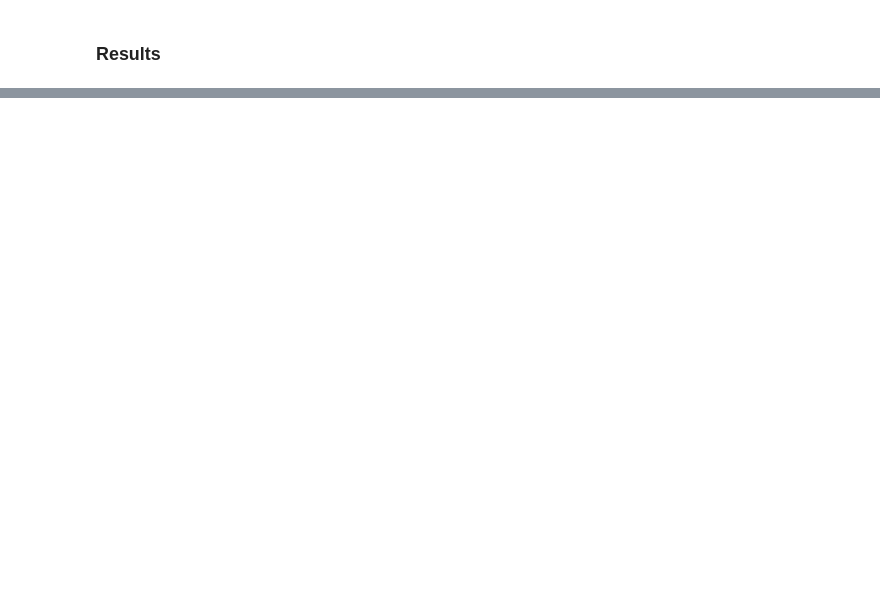
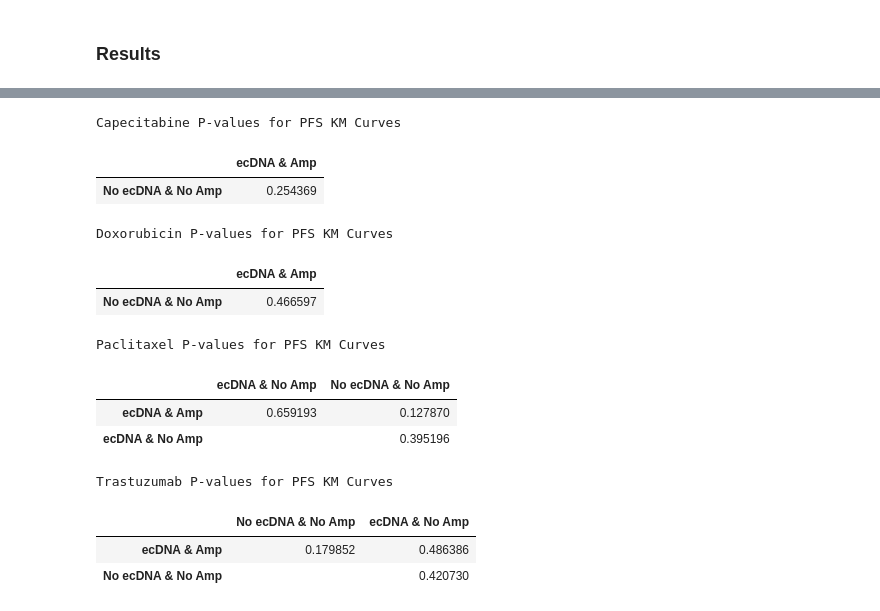
Before and after one commit to mskcc/Penguin, a Jupyter notebook: notebooks/ecs_treatment.ipynb, the cells around one changed output, grey strips where cells are left out. Saved outputs shown, nothing was run; the diff lists cells and outputs as text; code cells hidden in the pictures; blank space fills up the shorter version.

```diff
--- a/notebooks/ecs_treatment.ipynb
+++ b/notebooks/ecs_treatment.ipynb
@@ -337,0 +451,58 @@ Etoposide P-values for PFS KM Curves
+# %%
+## P-value matrix for facets ##
+
+if use_facets_cn :
+    for agent in agents :
+        per_sample_for_km = per_sample.dropna(subset = [f"pfs_{agent}"])
+
+        kmf = KaplanMeierFitter()
+        kmf2 = KaplanMeierFitter()
+
+        statuses = per_sample_for_km['combined_facets'].unique()
+        pairwise_tests = {}
+
+        for group1, group2 in combinations(statuses, 2) :
+            group1_data = per_sample_for_km[per_sample_for_km['combined_facets'] == group1]
+            group2_data = per_sample_for_km[per_sample_for_km['combined_facets'] == group2]
+
+            # Fit KM curves
+            kmf.fit(group1_data[f'pfs_{agent}'], event_observed=(group1_data['combined_facets'] == 1))
+            kmf2.fit(group2_data[f'pfs_{agent}'], event_observed=(group2_data['combined_facets'] == 1))
+
+            # Perform log-rank test
+            result = logrank_test(group1_data[f'pfs_{agent}'], group2_data[f'pfs_{agent}'], event_observed_A=(group1_data[f'progressedOrDeceased_{agent}'] == True), event_observed_B=(group2_data[f'progressedOrDeceased_{agent}'] == True))
+
+            # Store p-value in dictionary
+            pairwise_tests[(group1, group2)] = result.p_value
+
+        p_values_matrix = pd.DataFrame(index=statuses, columns=statuses)
+        for (group1, group2), p_value in pairwise_tests.items():
+            if group1 != group2:
+                p_values_matrix.loc[group1, group2] = p_value
+        p_values_matrix = p_values_matrix.fillna("")
+
+        print(f"{agent} P-values for PFS KM Curves")
+
+        styled_matrix = p_values_matrix.iloc[:-1, 1:].style.set_table_styles([{
+            'selector': 'th',
+            'props': [('border', '1px solid black')]
+        }, {
+            'selector': 'td',
+            'props': [('border', '1px solid black')]
+        }])
+        display(styled_matrix)
+# %% [output]
+Capecitabine P-values for PFS KM Curves
+|  | ecDNA & Amp |
+| No ecDNA & No Amp | 0.254369 |
+Doxorubicin P-values for PFS KM Curves
+|  | ecDNA & Amp |
+| No ecDNA & No Amp | 0.466597 |
+Paclitaxel P-values for PFS KM Curves
+|  | ecDNA & No Amp | No ecDNA & No Amp |
+| ecDNA & Amp | 0.659193 | 0.127870 |
+| ecDNA & No Amp |  | 0.395196 |
+Trastuzumab P-values for PFS KM Curves
+|  | No ecDNA & No Amp | ecDNA & No Amp |
+| ecDNA & Amp | 0.179852 | 0.486386 |
+| No ecDNA & No Amp |  | 0.420730 |
```
Also changed, not shown: parts of 12 cells of this notebook, 2 other files.
